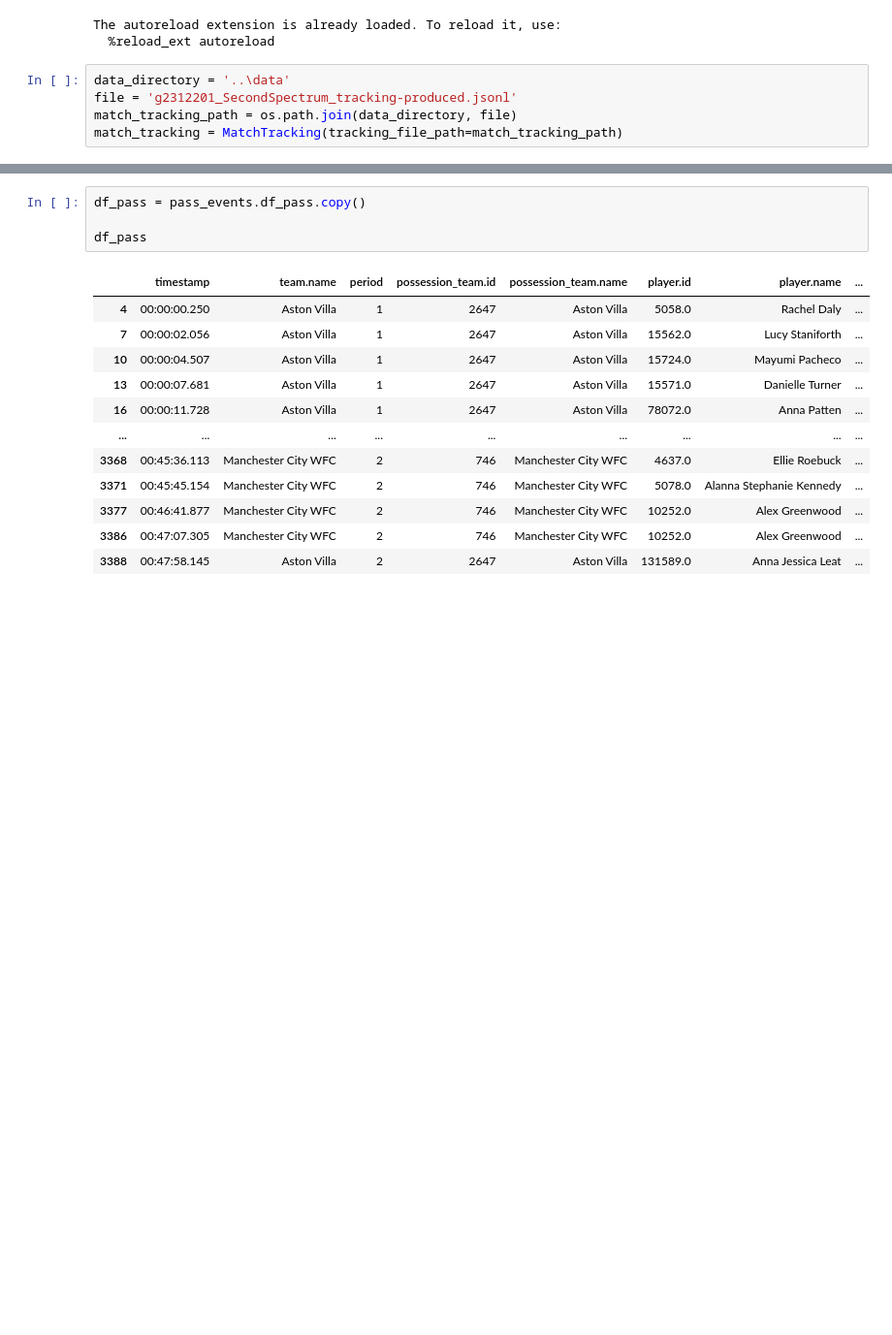
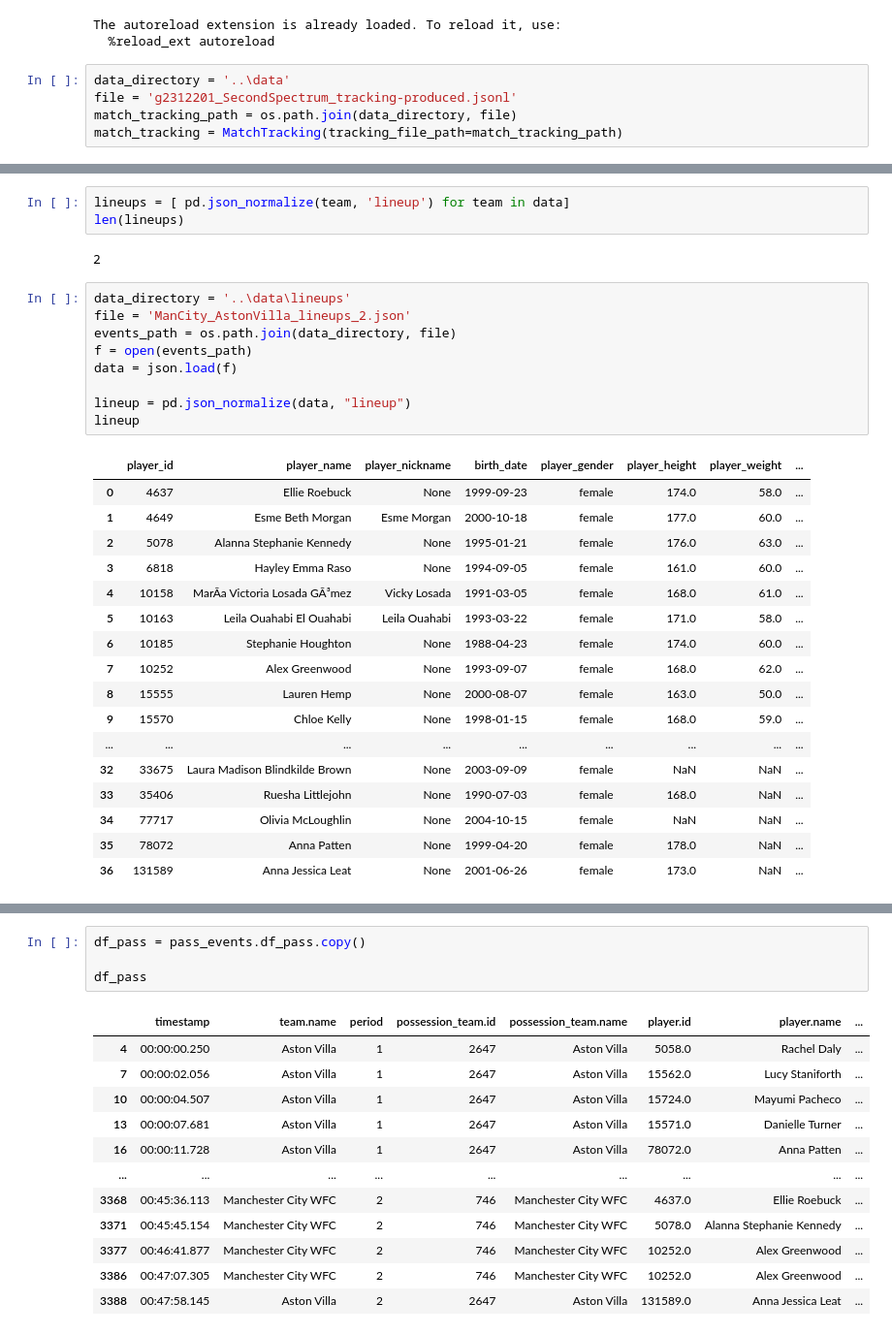
Before and after one commit to fstorme/ManHackathonIrmes, a Jupyter notebook: scripts/Untitled.ipynb, the cells around one changed output, grey strips where cells are left out. Shown at 97% size. Drawn from its saved outputs; the diff is of its cells as text; blank space fills up the shorter version.

```diff
--- a/scripts/Untitled.ipynb
+++ b/scripts/Untitled.ipynb
@@ -33,0 +124,32 @@ pass_events
+# %%
+lineups = [ pd.json_normalize(team, 'lineup') for team in data]
+len(lineups)
+# %% [output]
+2
+# %%
+data_directory = '..\data\lineups'
+file = 'ManCity_AstonVilla_lineups_2.json'
+events_path = os.path.join(data_directory, file)
+f = open(events_path)
+data = json.load(f)
+
+lineup = pd.json_normalize(data, "lineup")
+lineup
+# %% [output]
+|  | player_id | player_name | player_nickname | birth_date | player_gender | player_height | player_weight | ... |
+| 0 | 4637 | Ellie Roebuck | None | 1999-09-23 | female | 174.0 | 58.0 | ... |
+| 1 | 4649 | Esme Beth Morgan | Esme Morgan | 2000-10-18 | female | 177.0 | 60.0 | ... |
+| 2 | 5078 | Alanna Stephanie Kennedy | None | 1995-01-21 | female | 176.0 | 63.0 | ... |
+| 3 | 6818 | Hayley Emma Raso | None | 1994-09-05 | female | 161.0 | 60.0 | ... |
+| 4 | 10158 | MarÃ­a Victoria Losada GÃ³mez | Vicky Losada | 1991-03-05 | female | 168.0 | 61.0 | ... |
+| 5 | 10163 | Leila Ouahabi El Ouahabi | Leila Ouahabi | 1993-03-22 | female | 171.0 | 58.0 | ... |
+| 6 | 10185 | Stephanie Houghton | None | 1988-04-23 | female | 174.0 | 60.0 | ... |
+| 7 | 10252 | Alex Greenwood | None | 1993-09-07 | female | 168.0 | 62.0 | ... |
+| 8 | 15555 | Lauren Hemp | None | 2000-08-07 | female | 163.0 | 50.0 | ... |
+| 9 | 15570 | Chloe Kelly | None | 1998-01-15 | female | 168.0 | 59.0 | ... |
+| ... | ... | ... | ... | ... | ... | ... | ... | ... |
+| 32 | 33675 | Laura Madison Blindkilde Brown | None | 2003-09-09 | female | NaN | NaN | ... |
+| 33 | 35406 | Ruesha Littlejohn | None | 1990-07-03 | female | 168.0 | NaN | ... |
+| 34 | 77717 | Olivia McLoughlin | None | 2004-10-15 | female | NaN | NaN | ... |
+| 35 | 78072 | Anna Patten | None | 1999-04-20 | female | 178.0 | NaN | ... |
+| 36 | 131589 | Anna Jessica Leat | None | 2001-06-26 | female | 173.0 | NaN | ... |
```
Also changed, not shown: parts of 9 cells of this notebook, 3 other files.
